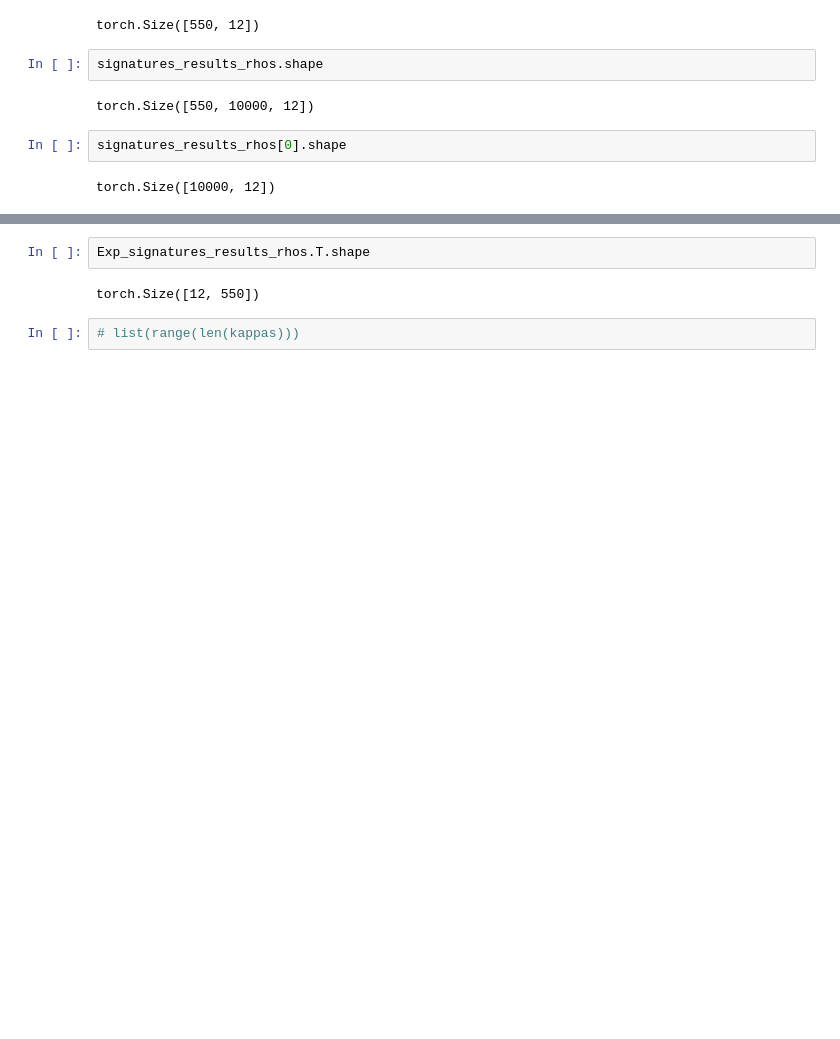
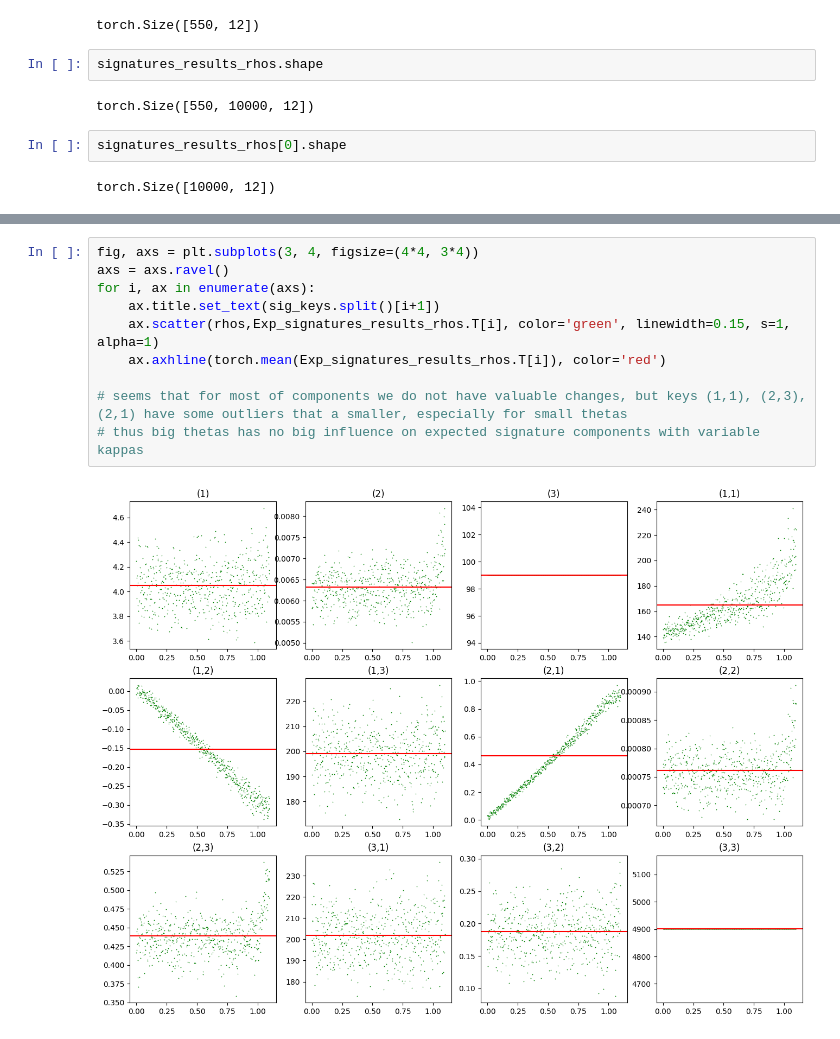
Before and after one commit to Agnetnoan/Expected-Signatures-and-Heston-Model, a Jupyter notebook: jupyter_Calculations_by_rhos.ipynb, the cells around one changed output, grey strips where cells are left out. Cells and saved outputs as stored; diff of their text form; blank space fills up the shorter version.

```diff
--- a/jupyter_Calculations_by_rhos.ipynb
+++ b/jupyter_Calculations_by_rhos.ipynb
@@ -144,9 +144,15 @@ plt.show()
-# %%
-Exp_signatures_results_rhos.T.shape
-# %% [output]
-torch.Size([12, 550])
-# %%
-# list(range(len(kappas)))
+# %%
+fig, axs = plt.subplots(3, 4, figsize=(4*4, 3*4))
+axs = axs.ravel()
+for i, ax in enumerate(axs):
+    ax.title.set_text(sig_keys.split()[i+1])
+    ax.scatter(rhos,Exp_signatures_results_rhos.T[i], color='green', linewidth=0.15, s=1, alpha=1)
+    ax.axhline(torch.mean(Exp_signatures_results_rhos.T[i]), color='red')
+
+# seems that for most of components we do not have valuable changes, but keys (1,1), (2,3), (2,1) have some outliers that a smaller, especially for small thetas
+# thus big thetas has no big influence on expected signature components with variable kappas
+# %% [output]
+[figure, added]
 # %%
 fig, axs = plt.subplots(3, 4, figsize=(4*4, 3*4))
 axs = axs.ravel()
```
Also changed, not shown: parts of 11 cells of this notebook, 4 other files.
